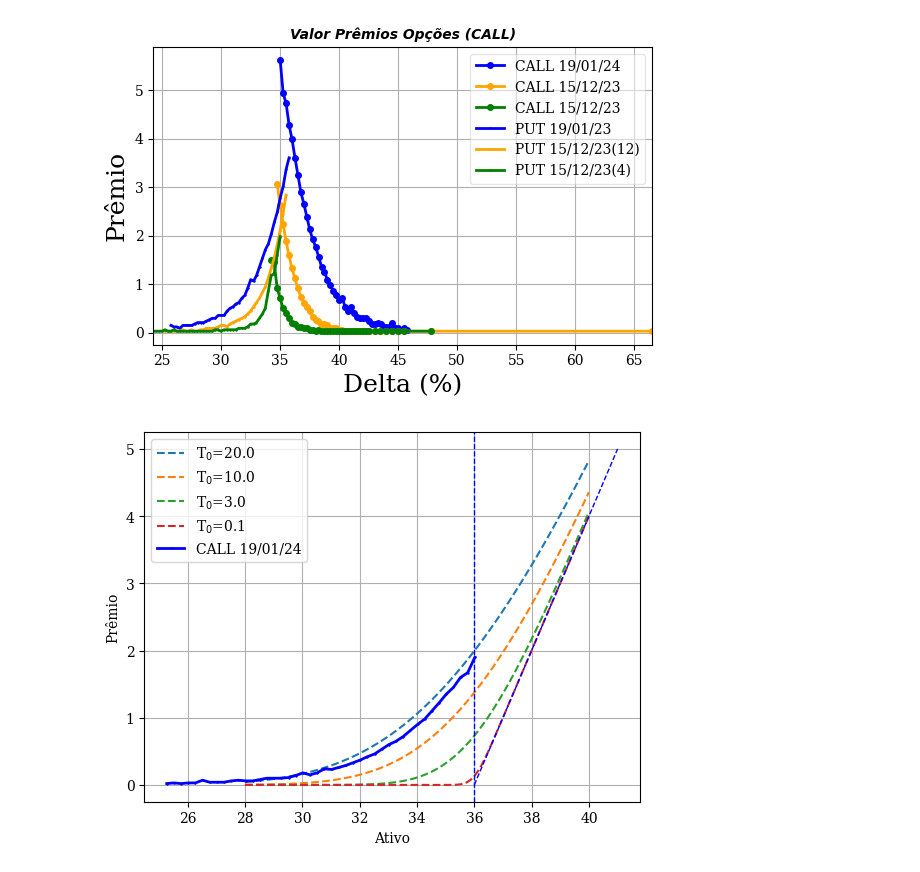
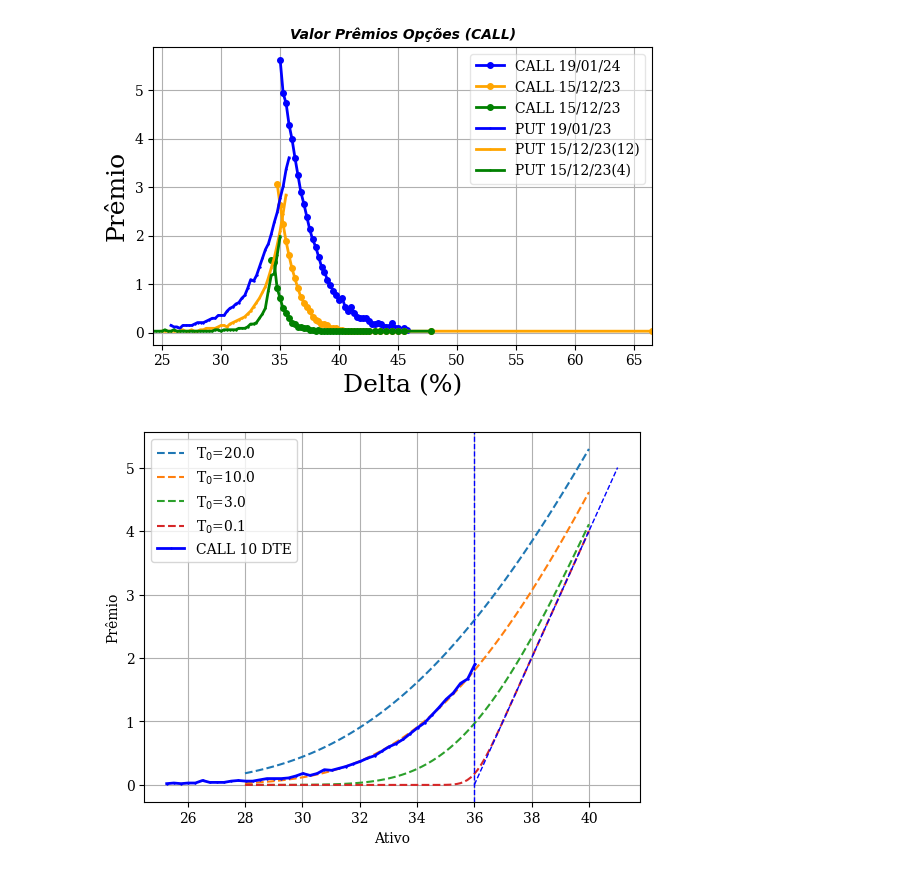
Before and after one commit to facklen/python_para_investimentos, a Jupyter notebook: Avaliação_Opções_PETR4.ipynb, the cells around one changed output. Saved outputs shown, nothing was run; the diff lists cells and outputs as text; code cells hidden in the pictures.

```diff
--- a/Avaliação_Opções_PETR4.ipynb
+++ b/Avaliação_Opções_PETR4.ipynb
@@ -146,22 +146,22 @@ S = np.linspace(28,40,100)
 K = 36         # Stirke
 #T = 1/252      # Time to end
 T = 0.2/252
-sigma = 0.45    # Volatility
+sigma = 0.60    # Volatility
 type="c"
 # %%
 # Solução de BS para diferentes prazos
 for Ti in [20/252,10/252,3.0/252,0.1/252]:
   y = BlackScholes(r, S, K, Ti, sigma, type="c")
   plt.plot(S,y,label=r'T$_0$='+str(Ti*252), linestyle='dashed')
   X = 2*S1-CALLs_OTM['Strike']
 
-plt.plot(X,CALLs_OTM['Último'],  label='CALL 19/01/24', color='blue', marker='+', linewidth=2, markersize=2)
+plt.plot(X,CALLs_OTM['Último'],  label='CALL 10 DTE', color='blue', marker='+', linewidth=2, markersize=2)
 plt.axvline(x=K,ymin=0,ymax=10.0, color='b', linestyle='dashed',linewidth=1)
 plt.plot([K,K+5],[0,5], color='b', linestyle='dashed',linewidth=1)
 plt.grid()
 plt.legend()
 plt.xlabel('Ativo')
 plt.ylabel('Prêmio')
 plt.show()
 # %% [output]
-[figure, old version]
+[figure, new version]
```
